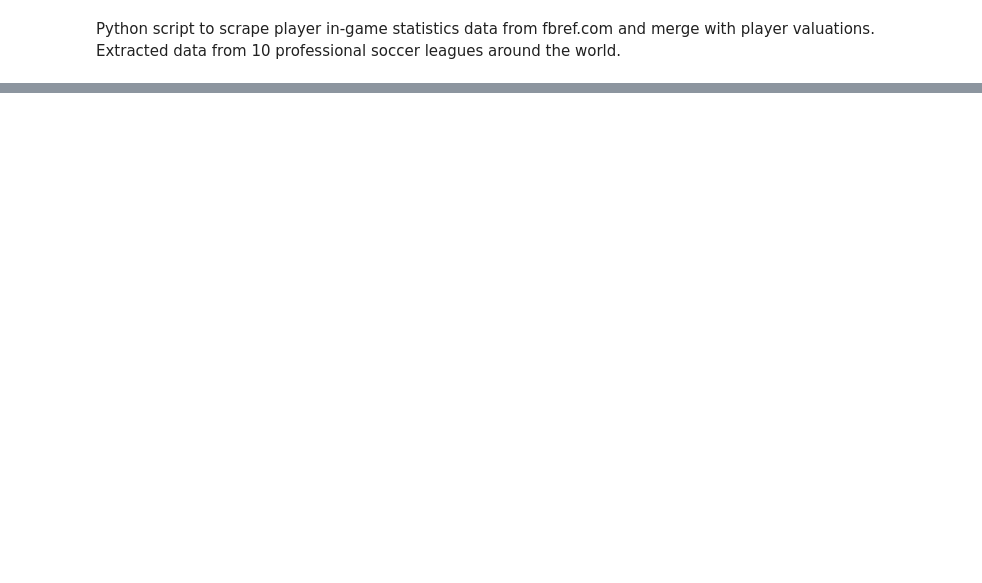
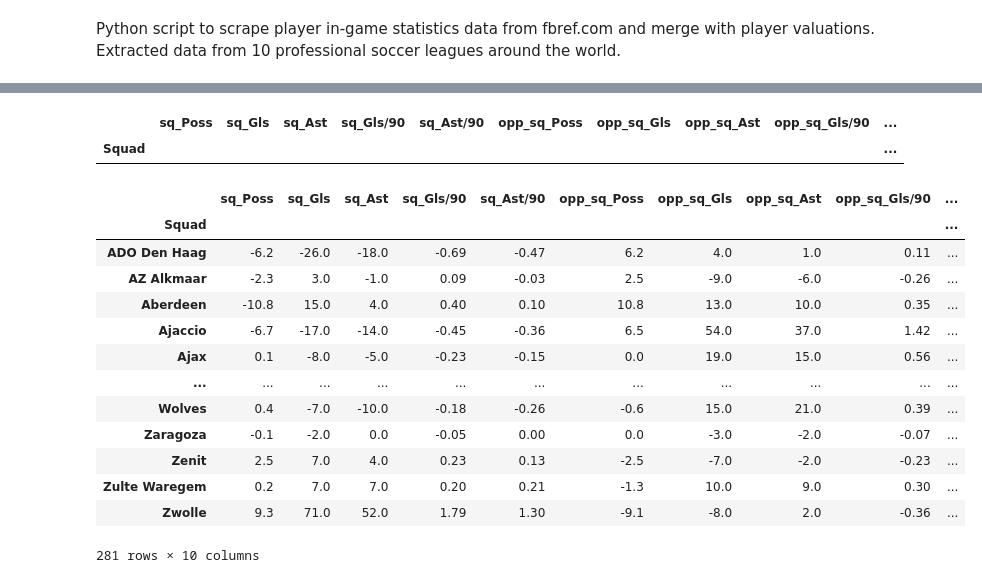
Before and after one commit to gradaelli7/European-Soccer-Trade-Machine, a Jupyter notebook: fbref_squads.ipynb, the cells around one changed output, grey strips where cells are left out. Saved outputs shown, nothing was run; the diff lists cells and outputs as text; code cells hidden in the pictures; blank space fills up the shorter version.

```diff
--- a/fbref_squads.ipynb
+++ b/fbref_squads.ipynb
@@ -74,3 +95,5 @@ Imported squad data for the Liga Nos 2022-2023 season
 # %%
-prev_season.columns
+prev_season_def['Squad'] = prev_season_def['Squad'].str.replace('vs ','')
+prev_season = pd.merge(prev_season_off,prev_season_def,on=['Squad','Based','Season']).drop(['Season','Based'], axis=1)
+prev_season
 # %% [output]
@@ -98,0 +113,4 @@ prev_season
+# %%
+next_season_def['Squad'] = next_season_def['Squad'].str.replace('vs ','')
+next_season = pd.merge(next_season_off,next_season_def,on=['Squad','Based','Season']).drop(['Season','Based'], axis=1)
+next_season
@@ -99,3 +131,9 @@ prev_season
 # %%
 prev_season.to_csv('squads_2021-2022.csv')
 next_season.to_csv('squads_2022-2023.csv')
+# %%
+comparison = next_season.set_index(['Squad']).subtract(prev_season.set_index(['Squad'])).dropna()
+comparison[comparison.isnull().any(axis=1)]
+# %% [output]
+|  | sq_Poss | sq_Gls | sq_Ast | sq_Gls/90 | sq_Ast/90 | opp_sq_Poss | opp_sq_Gls | opp_sq_Ast | opp_sq_Gls/90 | ... |
+| Squad |  |  |  |  |  |  |  |  |  | ... |
@@ -101,0 +142,17 @@ next_season.to_csv('squads_2022-2023.csv')
+# %%
+comparison
+# %% [output]
+|  | sq_Poss | sq_Gls | sq_Ast | sq_Gls/90 | sq_Ast/90 | opp_sq_Poss | opp_sq_Gls | opp_sq_Ast | opp_sq_Gls/90 | ... |
+| Squad |  |  |  |  |  |  |  |  |  | ... |
+| ADO Den Haag | -6.2 | -26.0 | -18.0 | -0.69 | -0.47 | 6.2 | 4.0 | 1.0 | 0.11 | ... |
+| AZ Alkmaar | -2.3 | 3.0 | -1.0 | 0.09 | -0.03 | 2.5 | -9.0 | -6.0 | -0.26 | ... |
+| Aberdeen | -10.8 | 15.0 | 4.0 | 0.40 | 0.10 | 10.8 | 13.0 | 10.0 | 0.35 | ... |
+| Ajaccio | -6.7 | -17.0 | -14.0 | -0.45 | -0.36 | 6.5 | 54.0 | 37.0 | 1.42 | ... |
+| Ajax | 0.1 | -8.0 | -5.0 | -0.23 | -0.15 | 0.0 | 19.0 | 15.0 | 0.56 | ... |
+| ... | ... | ... | ... | ... | ... | ... | ... | ... | ... | ... |
+| Wolves | 0.4 | -7.0 | -10.0 | -0.18 | -0.26 | -0.6 | 15.0 | 21.0 | 0.39 | ... |
+| Zaragoza | -0.1 | -2.0 | 0.0 | -0.05 | 0.00 | 0.0 | -3.0 | -2.0 | -0.07 | ... |
+| Zenit | 2.5 | 7.0 | 4.0 | 0.23 | 0.13 | -2.5 | -7.0 | -2.0 | -0.23 | ... |
+| Zulte Waregem | 0.2 | 7.0 | 7.0 | 0.20 | 0.21 | -1.3 | 10.0 | 9.0 | 0.30 | ... |
+| Zwolle | 9.3 | 71.0 | 52.0 | 1.79 | 1.30 | -9.1 | -8.0 | 2.0 | -0.36 | ... |
+281 rows × 10 columns
```
Also changed, not shown: parts of 5 cells of this notebook, 21 other files.
